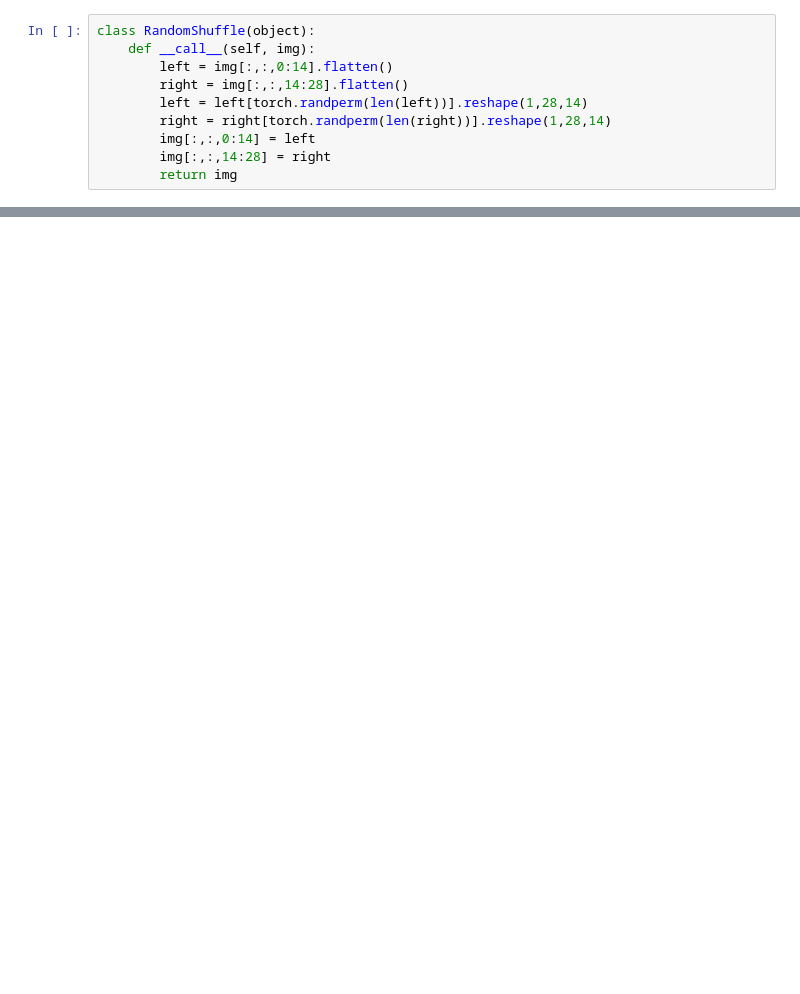
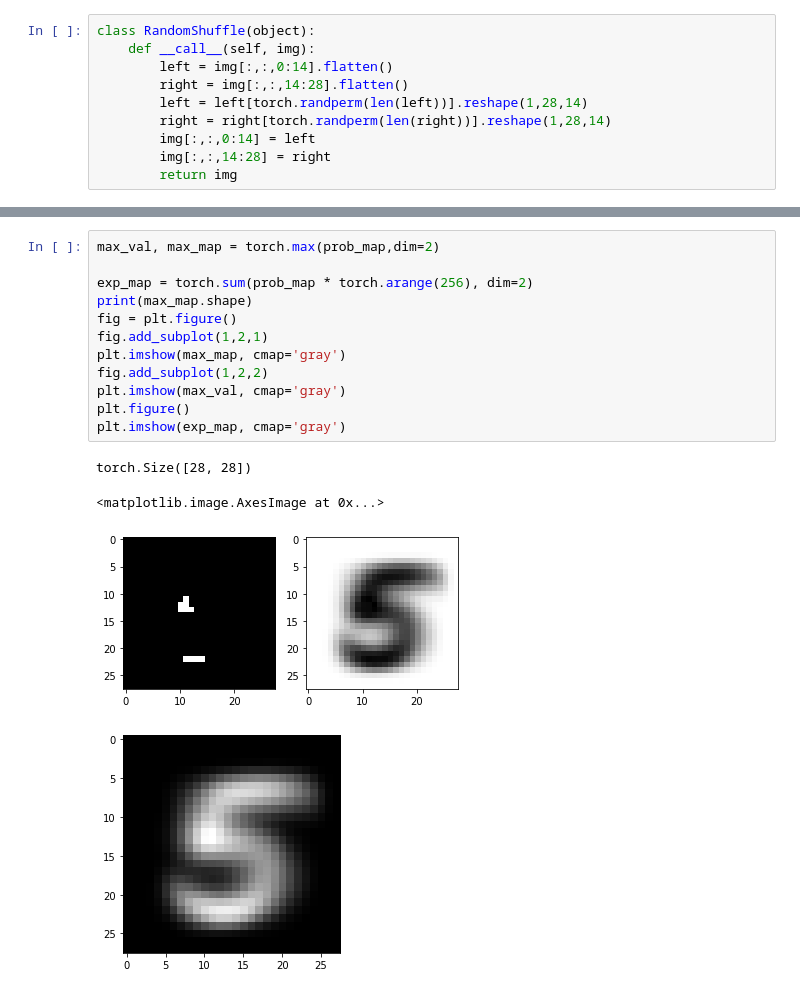
Before and after one commit to sairisheek/Permuted_MNIST, a Jupyter notebook: Perturbed_MNIST.ipynb, the cells around one changed output, grey strips where cells are left out. Saved outputs shown, nothing was run; the diff lists cells and outputs as text; blank space fills up the shorter version.

```diff
--- a/Perturbed_MNIST.ipynb
+++ b/Perturbed_MNIST.ipynb
@@ -91,0 +172,17 @@ KeyboardInterrupt:
+# %%
+max_val, max_map = torch.max(prob_map,dim=2)
+
+exp_map = torch.sum(prob_map * torch.arange(256), dim=2)
+print(max_map.shape)
+fig = plt.figure()
+fig.add_subplot(1,2,1)
+plt.imshow(max_map, cmap='gray')
+fig.add_subplot(1,2,2)
+plt.imshow(max_val, cmap='gray')
+plt.figure()
+plt.imshow(exp_map, cmap='gray')
+# %% [output]
+torch.Size([28, 28])
+<matplotlib.image.AxesImage at 0x...>
+[figure, added]
+[figure, added]
```
Also changed, not shown: parts of 9 cells of this notebook.
